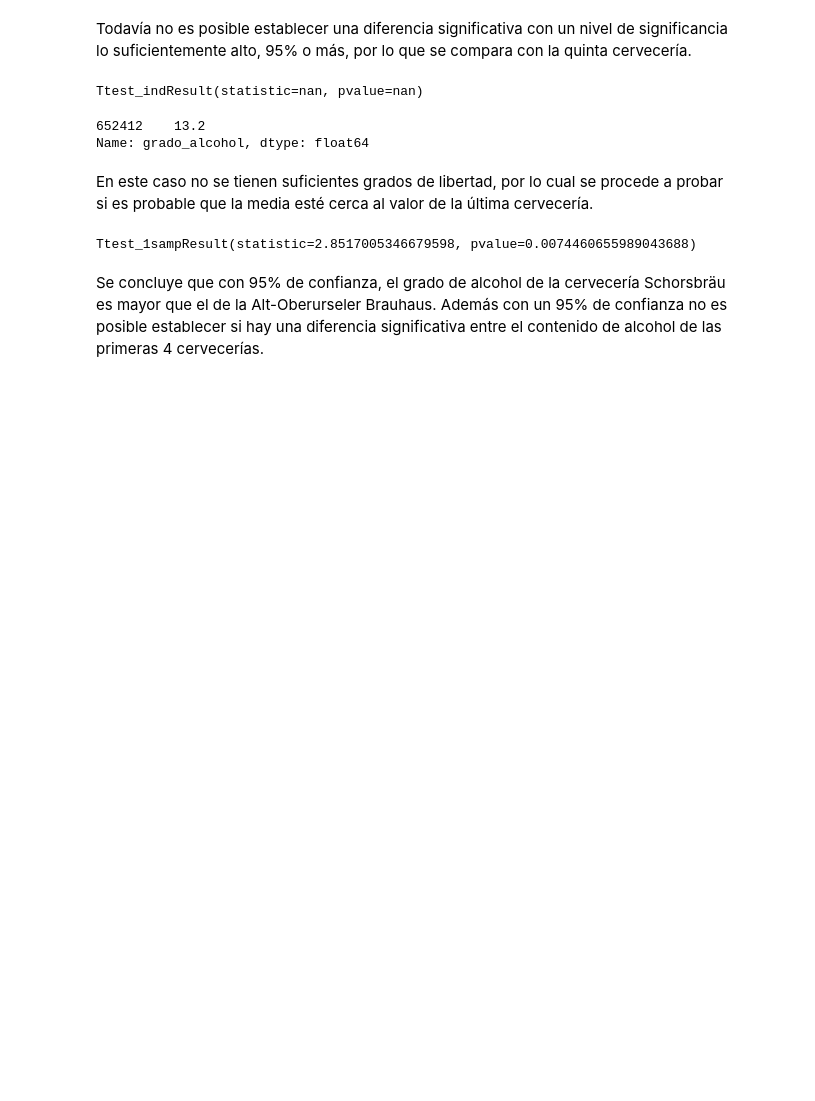
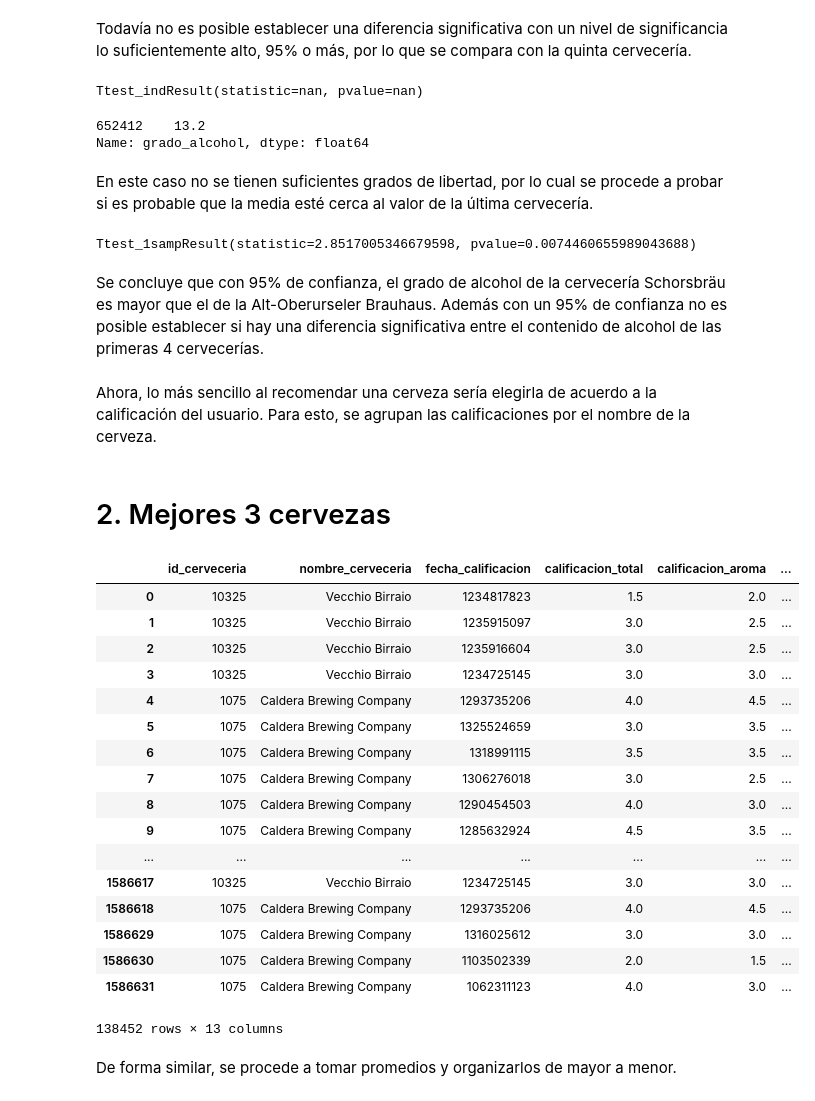
Before and after one commit to juanclopezr/Beer_reviews, a Jupyter notebook: Beer_reviews.ipynb, the cells around one changed output. Saved outputs shown, nothing was run; the diff lists cells and outputs as text; code cells hidden in the pictures; blank space fills up the shorter version.

```diff
--- a/Beer_reviews.ipynb
+++ b/Beer_reviews.ipynb
@@ -169,3 +148,32 @@ stats.ttest_1samp(schor_a, 13.2)
 Ttest_1sampResult(statistic=2.8517005346679598, pvalue=0.0074460655989043688)
 # %% [markdown]
 Se concluye que con 95% de confianza, el grado de alcohol de la cervecería Schorsbräu es mayor que el de la Alt-Oberurseler Brauhaus. Además con un 95% de confianza no es posible establecer si hay una diferencia significativa entre el contenido de alcohol de las primeras 4 cervecerías.
+# %% [markdown]
+Ahora, lo más sencillo al recomendar una cerveza sería elegirla de acuerdo a la calificación del usuario.
+Para esto, se agrupan las calificaciones por el nombre de la cerveza.
+# %% [markdown]
+# 2. Mejores 3 cervezas
+# %%
+grouped_beer = data.groupby('nombre_cerveza')
+grouped_beer.head()
+# %% [output]
+|  | id_cerveceria | nombre_cerveceria | fecha_calificacion | calificacion_total | calificacion_aroma | ... |
+| 0 | 10325 | Vecchio Birraio | 1234817823 | 1.5 | 2.0 | ... |
+| 1 | 10325 | Vecchio Birraio | 1235915097 | 3.0 | 2.5 | ... |
+| 2 | 10325 | Vecchio Birraio | 1235916604 | 3.0 | 2.5 | ... |
+| 3 | 10325 | Vecchio Birraio | 1234725145 | 3.0 | 3.0 | ... |
+| 4 | 1075 | Caldera Brewing Company | 1293735206 | 4.0 | 4.5 | ... |
+| 5 | 1075 | Caldera Brewing Company | 1325524659 | 3.0 | 3.5 | ... |
+| 6 | 1075 | Caldera Brewing Company | 1318991115 | 3.5 | 3.5 | ... |
+| 7 | 1075 | Caldera Brewing Company | 1306276018 | 3.0 | 2.5 | ... |
+| 8 | 1075 | Caldera Brewing Company | 1290454503 | 4.0 | 3.0 | ... |
+| 9 | 1075 | Caldera Brewing Company | 1285632924 | 4.5 | 3.5 | ... |
+| ... | ... | ... | ... | ... | ... | ... |
+| 1586617 | 10325 | Vecchio Birraio | 1234725145 | 3.0 | 3.0 | ... |
+| 1586618 | 1075 | Caldera Brewing Company | 1293735206 | 4.0 | 4.5 | ... |
+| 1586629 | 1075 | Caldera Brewing Company | 1316025612 | 3.0 | 3.0 | ... |
+| 1586630 | 1075 | Caldera Brewing Company | 1103502339 | 2.0 | 1.5 | ... |
+| 1586631 | 1075 | Caldera Brewing Company | 1062311123 | 4.0 | 3.0 | ... |
+138452 rows × 13 columns
+# %% [markdown]
+De forma similar, se procede a tomar promedios y organizarlos de mayor a menor.
```
Also changed, not shown: parts of 24 cells of this notebook.
